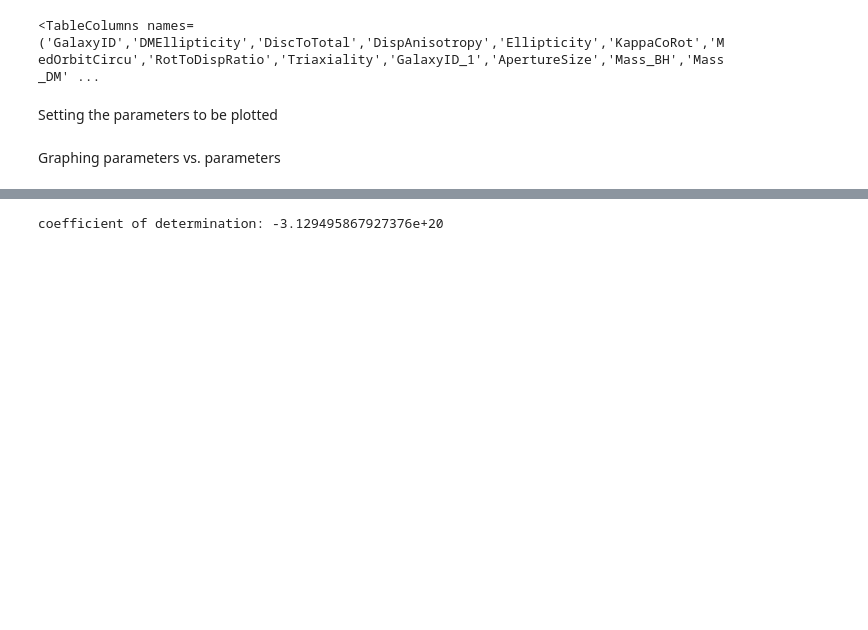
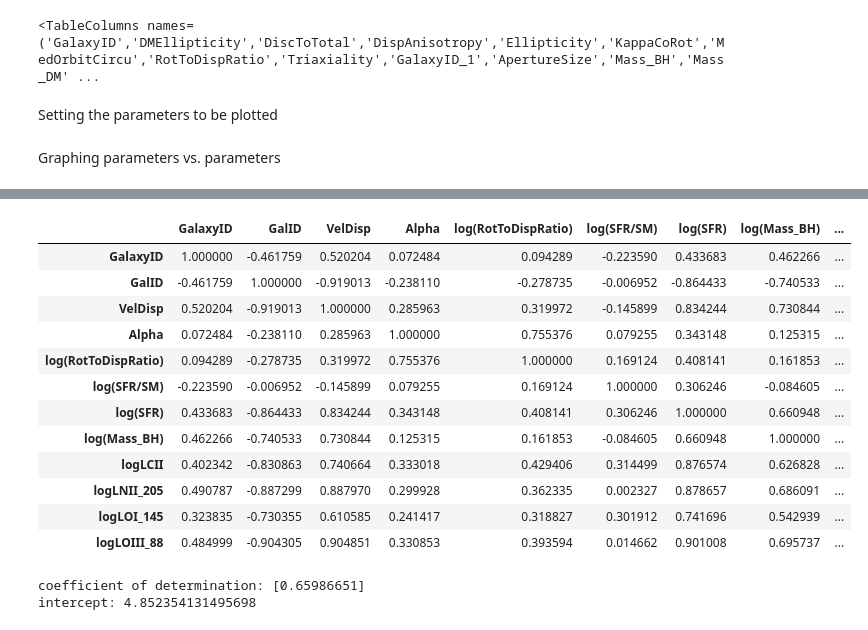
Before and after one commit to MariaPaulaRojas/RECA-internship, a Jupyter notebook: Analysis/FirstLuminosities.ipynb, the cells around one changed output, grey strips where cells are left out. Cells and saved outputs as stored; diff of their text form; code cells hidden in the pictures; blank space fills up the shorter version.

```diff
--- a/Analysis/FirstLuminosities.ipynb
+++ b/Analysis/FirstLuminosities.ipynb
@@ -145,13 +167,44 @@ for i_m, mparam in enumerate(maparam, start=14):
 # %%
-df = mk_lu.to_pandas()
-number_column = df.loc[:,'MasaEstrella']
-masa=number_column.values
-number_column2 = df.loc[:,'logLOIII_88']
-luz=number_column2.values
-x=masa.reshape((-1, 1))
-y=luz
-model = LinearRegression().fit(np.log10(x), y)
-r_sq = model.score(x, y)
-print('coefficient of determination:', r_sq)
+df = pd.DataFrame()
+df['GalaxyID']=mk_lu['GalaxyID']
+df['GalID']=mk_lu['GalID']
+df['VelDisp']=mk_lu['VelDisp']
+df['Alpha']=mk_lu['Alpha']
+df['log(RotToDispRatio)']=np.log10(mk_lu['RotToDispRatio'])
+df['log(SFR/SM)']=np.log10(mk_lu['SFR/SM'])
+df['log(SFR)']=np.log10(mk_lu['SFR'])
+df['log(Mass_BH)']=np.log10(mk_lu['Mass_BH'])
+df['logLCII']=mk_lu['logLCII']
+df['logLNII_205']=mk_lu['logLNII_205']
+df['logLOI_145']=mk_lu['logLOI_145']
+df['logLOIII_88']=mk_lu['logLOIII_88']
+
+df.corr(method='spearman')
 # %% [output]
-coefficient of determination: -3.129495867927376e+20
+|  | GalaxyID | GalID | VelDisp | Alpha | log(RotToDispRatio) | log(SFR/SM) | log(SFR) | log(Mass_BH) | ... |
+| GalaxyID | 1.000000 | -0.461759 | 0.520204 | 0.072484 | 0.094289 | -0.223590 | 0.433683 | 0.462266 | ... |
+| GalID | -0.461759 | 1.000000 | -0.919013 | -0.238110 | -0.278735 | -0.006952 | -0.864433 | -0.740533 | ... |
+| VelDisp | 0.520204 | -0.919013 | 1.000000 | 0.285963 | 0.319972 | -0.145899 | 0.834244 | 0.730844 | ... |
+| Alpha | 0.072484 | -0.238110 | 0.285963 | 1.000000 | 0.755376 | 0.079255 | 0.343148 | 0.125315 | ... |
+| log(RotToDispRatio) | 0.094289 | -0.278735 | 0.319972 | 0.755376 | 1.000000 | 0.169124 | 0.408141 | 0.161853 | ... |
+| log(SFR/SM) | -0.223590 | -0.006952 | -0.145899 | 0.079255 | 0.169124 | 1.000000 | 0.306246 | -0.084605 | ... |
+| log(SFR) | 0.433683 | -0.864433 | 0.834244 | 0.343148 | 0.408141 | 0.306246 | 1.000000 | 0.660948 | ... |
+| log(Mass_BH) | 0.462266 | -0.740533 | 0.730844 | 0.125315 | 0.161853 | -0.084605 | 0.660948 | 1.000000 | ... |
+| logLCII | 0.402342 | -0.830863 | 0.740664 | 0.333018 | 0.429406 | 0.314499 | 0.876574 | 0.626828 | ... |
+| logLNII_205 | 0.490787 | -0.887299 | 0.887970 | 0.299928 | 0.362335 | 0.002327 | 0.878657 | 0.686091 | ... |
+| logLOI_145 | 0.323835 | -0.730355 | 0.610585 | 0.241417 | 0.318827 | 0.301912 | 0.741696 | 0.542939 | ... |
+| logLOIII_88 | 0.484999 | -0.904305 | 0.904851 | 0.330853 | 0.393594 | 0.014662 | 0.901008 | 0.695737 | ... |
+# %%
+number_column = df.loc[:,'SFR']
+masa=number_column.values
+number_column2 = df.loc[:,'logLOIII_88']
+luz=number_column2.values
+x=masa.reshape((-1, 1))
+y=luz
+model = LinearRegression().fit(np.log10(x), y)
+r_sq = model.coef_
+print('coefficient of determination:', r_sq)
+print('intercept:', model.intercept_)
+# %% [output]
+coefficient of determination: [0.65986651]
+intercept: 4.852354131495698
```
Also changed, not shown: parts of 5 cells of this notebook.
